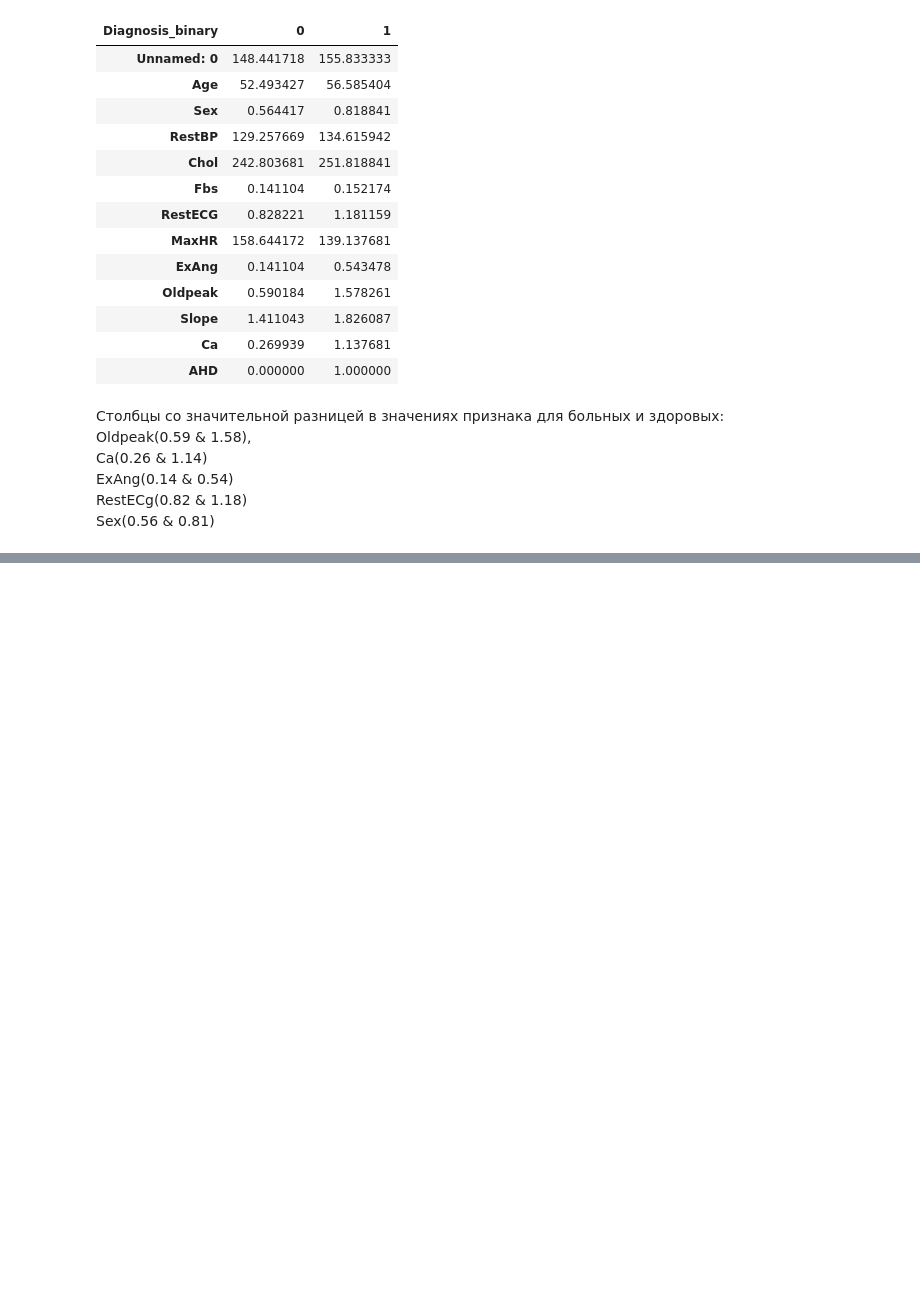
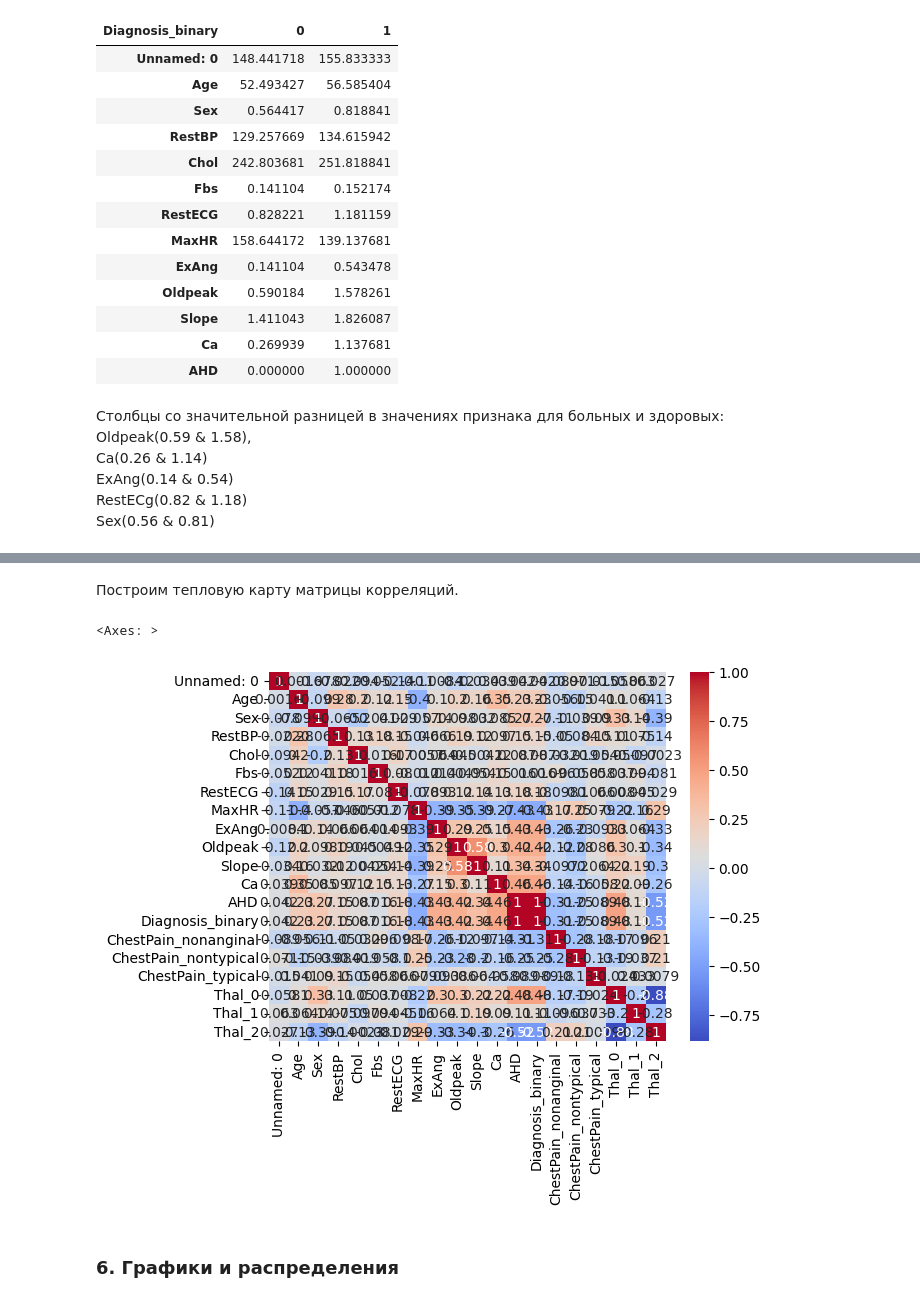
Before and after one commit to KATTSS/ml_course_bsu, a Jupyter notebook: hw02_eda/hw02_eda.ipynb, the cells around one changed output, grey strips where cells are left out. Cells and saved outputs as stored; diff of their text form; code cells hidden in the pictures; blank space fills up the shorter version.

```diff
--- a/hw02_eda/hw02_eda.ipynb
+++ b/hw02_eda/hw02_eda.ipynb
@@ -598,0 +626,7 @@ Sex(0.56 & 0.81)
+# %%
+df = pd.get_dummies(df, columns=['ChestPain'], drop_first=True)
+# %%
+he = HashingEncoder(cols=['Thal'], n_components=3)
+hash_results = he.fit_transform(df['Thal'])
+hash_results=hash_results.rename(columns={'col_0':'Thal_0', 'col_1':'Thal_1', 'col_2':'Thal_2'})
+df=pd.concat([df, hash_results], axis=1)
@@ -598,0 +635,2 @@ Sex(0.56 & 0.81)
+# %%
+df=df.drop('Thal', axis=1)
@@ -598,0 +659,9 @@ Sex(0.56 & 0.81)
+# %% [markdown]
+Построим тепловую карту матрицы корреляций.
+# %%
+sns.heatmap(df.corr(), annot=True, cmap='coolwarm')
+# %% [output]
+<Axes: >
+[figure, added]
+# %% [markdown]
+### 6. Графики и распределения
```
Also changed, not shown: parts of 32 cells of this notebook.
